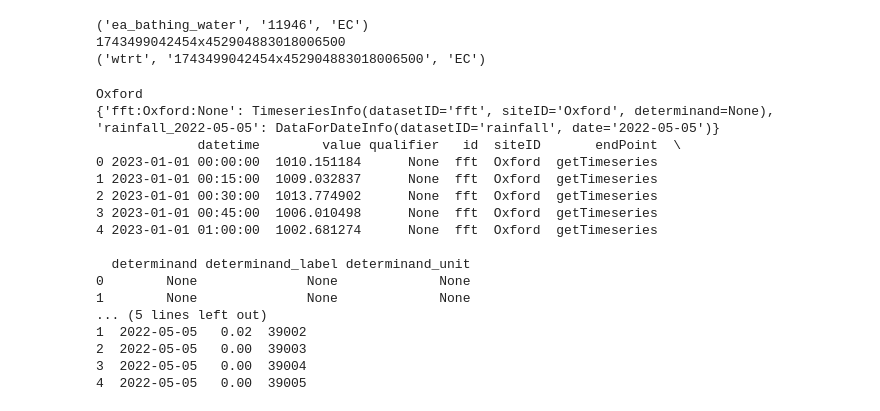
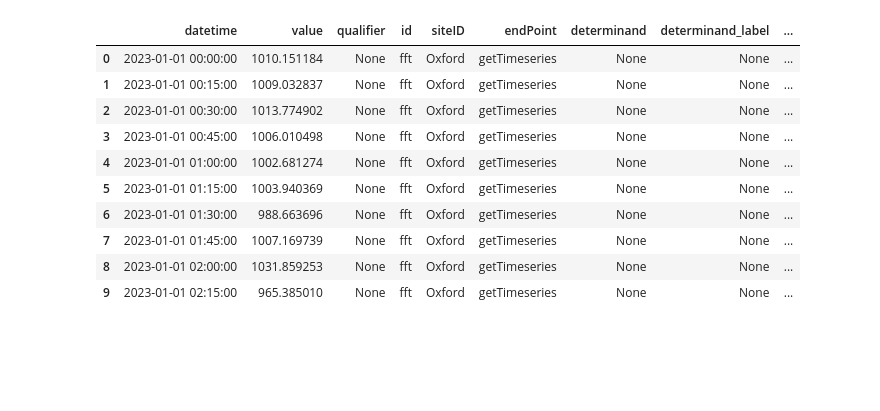
Before and after one commit to jeannielynnmoulton/oxford-rivers-portal-api-py, a Jupyter notebook: src/demo.ipynb, the cells around one changed output. Cells and saved outputs as stored; diff of their text form; code cells hidden in the pictures; blank space fills up the shorter version.

```diff
--- a/src/demo.ipynb
+++ b/src/demo.ipynb
@@ -76,56 +33,15 @@ Name: properties_name, dtype: object
-# %%
-# Now let's plot the time series of Wolvercote bathing area E. coli levels and the next closest E. coli site on the same graph
-# Save the datasetID and siteID for each
-wolvercote_bathing_sites = sites_discoveries[0].sites.loc[0]
-wolvercote_timeseries_info = (datasets_with_ecoli.loc[0, "dataset"],
-                              sites_discoveries[0].sites.loc[0, "properties_id"],
-                              datasets_with_ecoli.loc[0, "id"]) # datasetID, siteID, determinand
-print(wolvercote_timeseries_info)
-
-row_nearest = within_10km_wolvercote.head(1).index
-nearest_siteID = sites_discoveries[1].sites.loc[row_nearest[0], "properties_id"]
-print(nearest_siteID)
-nearest_timeseries_info = (datasets_with_ecoli.loc[1, "dataset"],
-                              nearest_siteID,
-                              datasets_with_ecoli.loc[1, "id"]) # datasetID, siteID, determinand
-print(nearest_timeseries_info)
-
-# get the timeseries for each
-# wolvercote_ecoli_timeseries = loader.load_timeseries_determinand(wolvercote_timeseries_info[0], wolvercote_timeseries_info[1], wolvercote_timeseries_info[2])
-# nearest_ecoli_timeseries = loader.load_timeseries_determinand(nearest_timeseries_info[0], nearest_timeseries_info[1], nearest_timeseries_info[2])
-#
-# loader.load_timeseries_determinand('wtrt', '1743499042454x452904883018006500', "EC")
-# %% [output]
-('ea_bathing_water', '11946', 'EC')
-1743499042454x452904883018006500
-('wtrt', '1743499042454x452904883018006500', 'EC')
-# %%
-from src.oxrivers_api.models.request_models import TimeseriesInfo, DataForDateInfo
-
-# Example usage to get and store time series data for fft in Oxford:
-cache = DataCache(loader)
-cache.get_timeseries(TimeseriesInfo("fft", "Oxford"))
-cache.get_data_for_date(DataForDateInfo("rainfall", "2022-05-05"))
-
-# list contents in cache
-print(cache.contents())
-print(cache.get_by_key("fft:Oxford:None").head())
-print(cache.get_by_key("rainfall_2022-05-05").head())
-# %% [output]
-Oxford
-{'fft:Oxford:None': TimeseriesInfo(datasetID='fft', siteID='Oxford', determinand=None), 'rainfall_2022-05-05': DataForDateInfo(datasetID='rainfall', date='2022-05-05')}
-             datetime        value qualifier   id  siteID       endPoint  \
-0 2023-01-01 00:00:00  1010.151184      None  fft  Oxford  getTimeseries
-1 2023-01-01 00:15:00  1009.032837      None  fft  Oxford  getTimeseries
-2 2023-01-01 00:30:00  1013.774902      None  fft  Oxford  getTimeseries
-3 2023-01-01 00:45:00  1006.010498      None  fft  Oxford  getTimeseries
-4 2023-01-01 01:00:00  1002.681274      None  fft  Oxford  getTimeseries
-
-  determinand determinand_label determinand_unit
-0        None              None             None
-1        None              None             None
-... (5 lines left out)
-1  2022-05-05   0.02  39002
-2  2022-05-05   0.00  39003
-3  2022-05-05   0.00  39004
-4  2022-05-05   0.00  39005
+# %%
+# display fft data
+cache.get_by_key("fft_Oxford_None").head(10)
+# %% [output]
+|  | datetime | value | qualifier | id | siteID | endPoint | determinand | determinand_label | ... |
+| 0 | 2023-01-01 00:00:00 | 1010.151184 | None | fft | Oxford | getTimeseries | None | None | ... |
+| 1 | 2023-01-01 00:15:00 | 1009.032837 | None | fft | Oxford | getTimeseries | None | None | ... |
+| 2 | 2023-01-01 00:30:00 | 1013.774902 | None | fft | Oxford | getTimeseries | None | None | ... |
+| 3 | 2023-01-01 00:45:00 | 1006.010498 | None | fft | Oxford | getTimeseries | None | None | ... |
+| 4 | 2023-01-01 01:00:00 | 1002.681274 | None | fft | Oxford | getTimeseries | None | None | ... |
+| 5 | 2023-01-01 01:15:00 | 1003.940369 | None | fft | Oxford | getTimeseries | None | None | ... |
+| 6 | 2023-01-01 01:30:00 | 988.663696 | None | fft | Oxford | getTimeseries | None | None | ... |
+| 7 | 2023-01-01 01:45:00 | 1007.169739 | None | fft | Oxford | getTimeseries | None | None | ... |
+| 8 | 2023-01-01 02:00:00 | 1031.859253 | None | fft | Oxford | getTimeseries | None | None | ... |
+| 9 | 2023-01-01 02:15:00 | 965.385010 | None | fft | Oxford | getTimeseries | None | None | ... |
```
Also changed, not shown: parts of 7 cells of this notebook, 2 other files.
